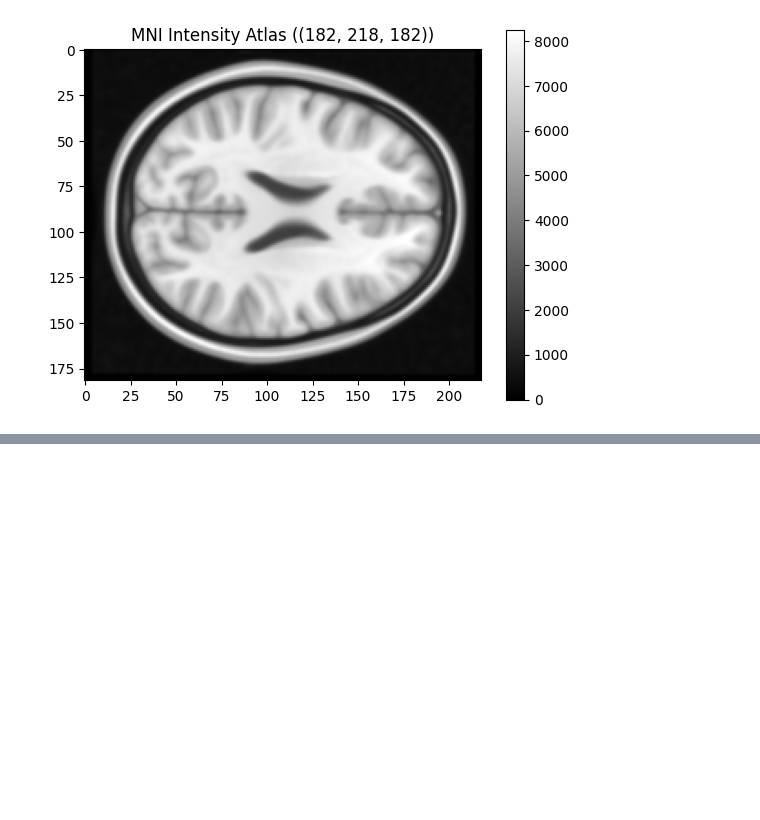
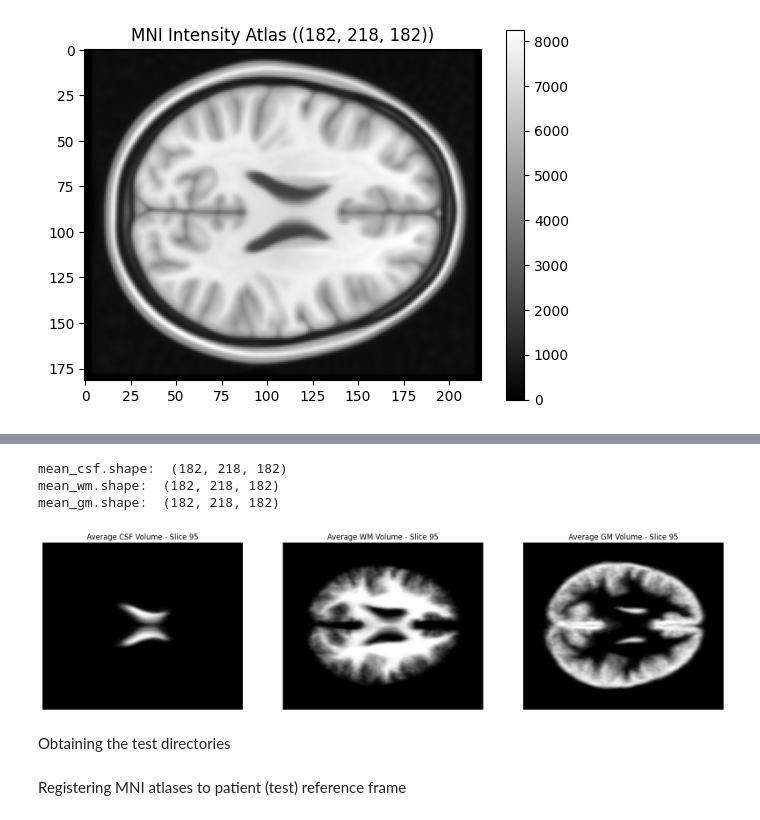
Before and after one commit to abdel-habib/medical-image-segmentation-and-applications, a Jupyter notebook: Lab 3/MNITemplateAtlas_EDA.ipynb, the cells around one changed output, grey strips where cells are left out. Saved outputs shown, nothing was run; the diff lists cells and outputs as text; code cells hidden in the pictures; blank space fills up the shorter version.

```diff
--- a/Lab 3/MNITemplateAtlas_EDA.ipynb
+++ b/Lab 3/MNITemplateAtlas_EDA.ipynb
@@ -34,0 +53,21 @@ NM.show_nifti(tissue_4d_atlas[:,:,:,tissue_idx], f'MNI Tissue Atlas ({tissue_4d_
+# %%
+atlas_csf_dir = 'MNITemplateAtlas/mean_csf.nii.gz'
+atlas_wm_dir  = 'MNITemplateAtlas/mean_wm.nii.gz'
+atlas_gm_dir  = 'MNITemplateAtlas/mean_gm.nii.gz'
+
+mean_csf = NM.load_nifti(atlas_csf_dir)[0]
+mean_wm  = NM.load_nifti(atlas_wm_dir)[0]
+mean_gm  = NM.load_nifti(atlas_gm_dir)[0]
+
+print("mean_csf.shape: ", mean_csf.shape)
+print("mean_wm.shape: ", mean_wm.shape)
+print("mean_gm.shape: ", mean_gm.shape)
+
+NM.show_mean_volumes(mean_csf, mean_wm, mean_gm, slices=[95])
+# %% [output]
+mean_csf.shape:  (182, 218, 182)
+mean_wm.shape:  (182, 218, 182)
+mean_gm.shape:  (182, 218, 182)
+[figure, added]
+# %% [markdown]
+Obtaining the test directories
@@ -34,0 +87,2 @@ NM.show_nifti(tissue_4d_atlas[:,:,:,tissue_idx], f'MNI Tissue Atlas ({tissue_4d_
+# %% [markdown]
+Registering MNI atlases to patient (test) reference frame
```
Also changed, not shown: parts of 6 cells of this notebook, 3 other files.
